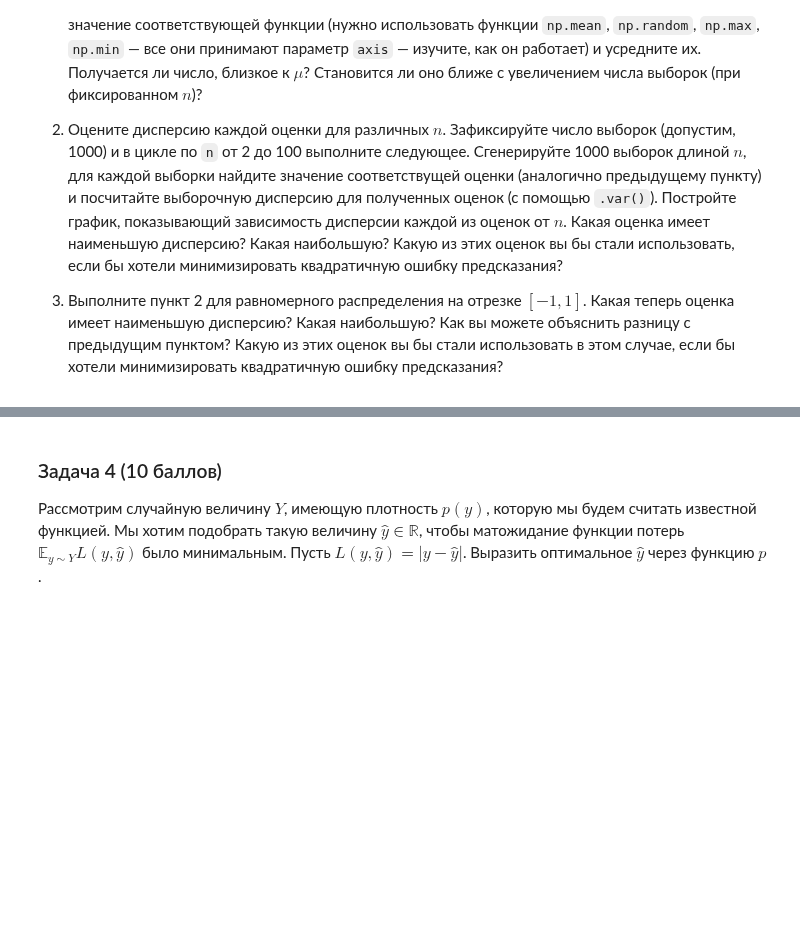
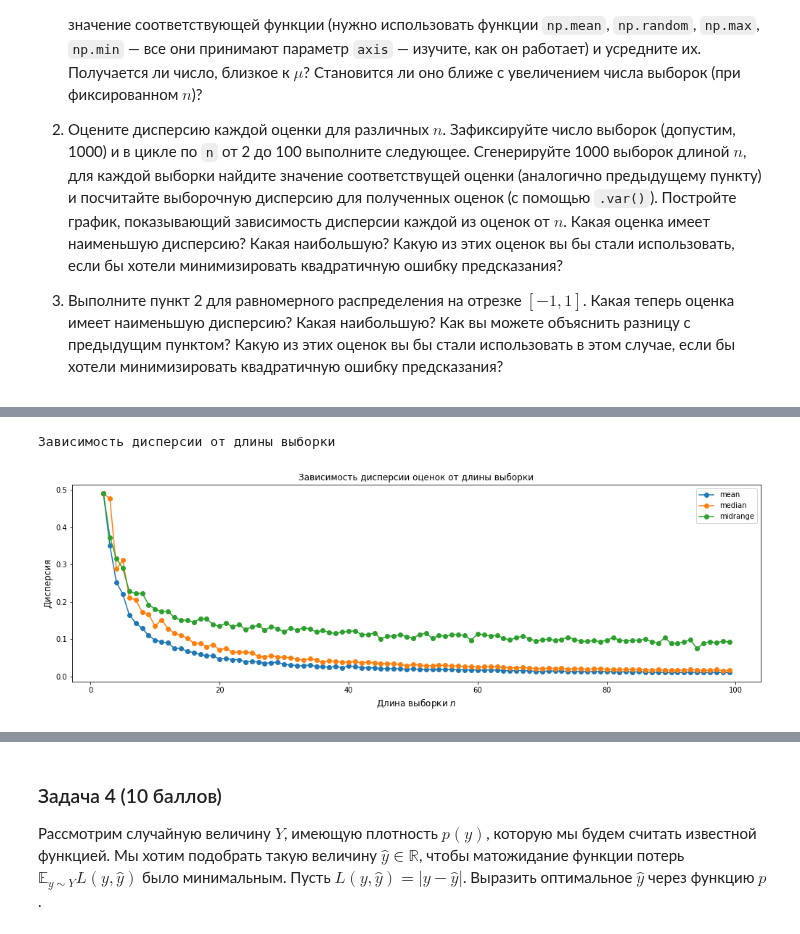
Before and after one commit to GorillazZz1/ml-course-hse-2020, a Jupyter notebook: hw2.ipynb, the cells around one changed output, grey strips where cells are left out. Drawn from its saved outputs; the diff is of its cells as text; code cells hidden in the pictures; blank space fills up the shorter version.

```diff
--- a/hw2.ipynb
+++ b/hw2.ipynb
@@ -145,0 +302,15 @@ $$\mathrm{\mathop{midrange}}(x_1, \ldots, x_n)=\frac{1}{2}(\max(x_1, \ldots, x_n
+# %%
+print('Зависимость дисперсии от длины выборки')
+
+plt.figure(figsize=(17, 5))
+plt.plot(range (2, 100), [x[0] for x in var_data], label='mean', marker='o')
+plt.plot(range (2, 100), [x[1] for x in var_data], label='median', marker='o')
+plt.plot(range (2, 100), [x[2] for x in var_data], label='midrange', marker='o')
+plt.title('Зависимость дисперсии оценок от длины выборки')
+plt.xlabel('Длина выборки $n$', fontsize=12)
+plt.ylabel('Дисперсия', fontsize=12)
+plt.legend(loc='best')
+plt.show()
+# %% [output]
+Зависимость дисперсии от длины выборки
+[figure, added]
```
Also changed, not shown: parts of 19 cells of this notebook.
